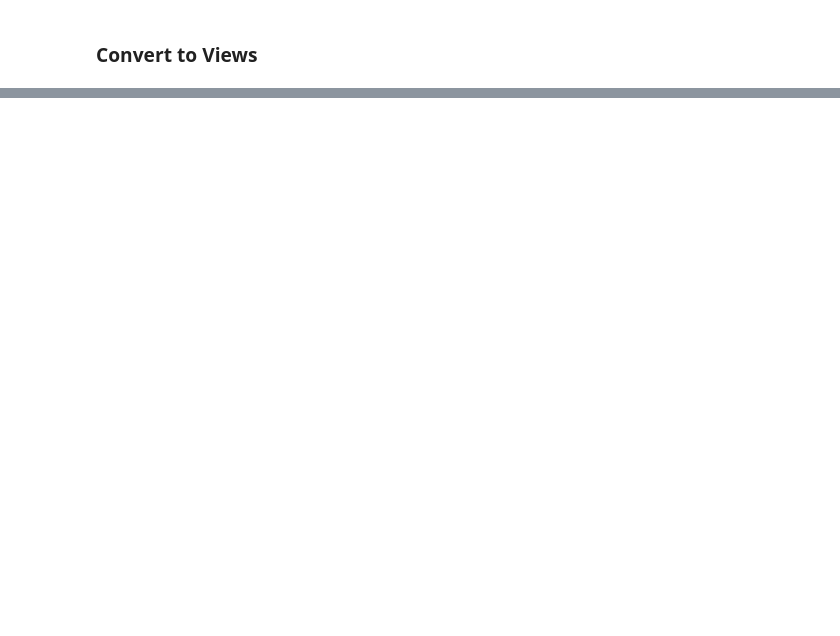
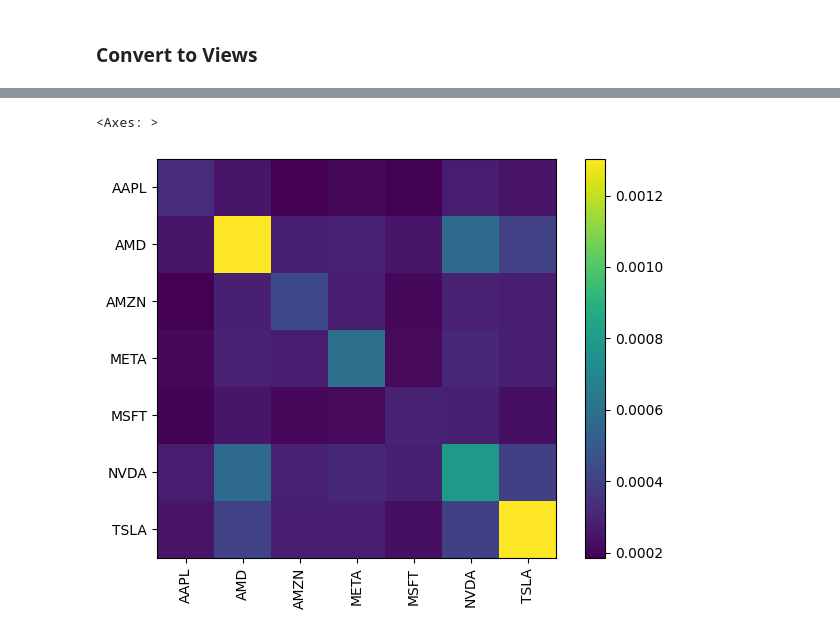
Before and after one commit to chantalmaskell/Black_Litterman_Portfolio_Optimisation, a Jupyter notebook: fear_greed_black_litterman.ipynb, the cells around one changed output, grey strips where cells are left out. Saved outputs shown, nothing was run; the diff lists cells and outputs as text; code cells hidden in the pictures; blank space fills up the shorter version.

```diff
--- a/fear_greed_black_litterman.ipynb
+++ b/fear_greed_black_litterman.ipynb
@@ -46,6 +46,6 @@ closing_prices.tail()
 # %%
-covariance_matrix = returns.cov()
-plotting.plot_covariance(covariance_matrix, plot_correlation=True)
+fg_covariance_matrix = returns.cov()
+plotting.plot_covariance(fg_covariance_matrix, plot_correlation=True)
 # %% [output]
 <Axes: >
 [figure]
@@ -345,10 +343,9 @@ adjusted_view_confidences = [0.3, 0.9, 0.4, 0.5, 0.2, 0.6, 0.7, 0.8]
 # %%
 fear_greed_bl = BlackLittermanModel(
-    covariance_matrix,
+    fg_covariance_matrix,
     pi=prior,
-    absolute_views=generated_view_dict,
-    view_confidences=
-    adjusted_view_confidences
+    absolute_views=fg_based_views,
+    view_confidences=fg_based_confidences
 )
 
 fear_greed_returns = fear_greed_bl.bl_returns()
@@ -357,0 +363,6 @@ NameError: name 'generated_view_dict' is not defined
+# %%
+fg_posterior_cov = fear_greed_bl.bl_cov()
+plotting.plot_covariance(fg_posterior_cov)
+# %% [output]
+<Axes: >
+[figure, added]
```
Also changed, not shown: parts of 12 cells of this notebook, 2 other files.
